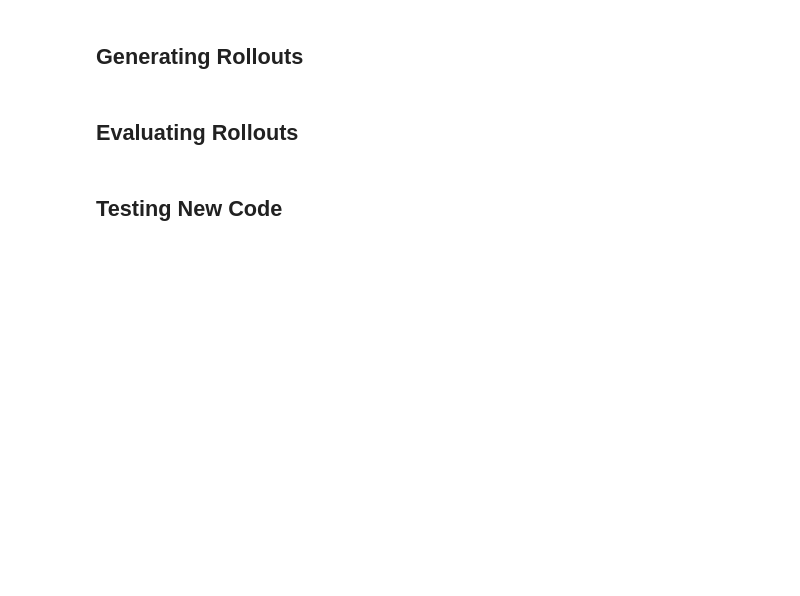
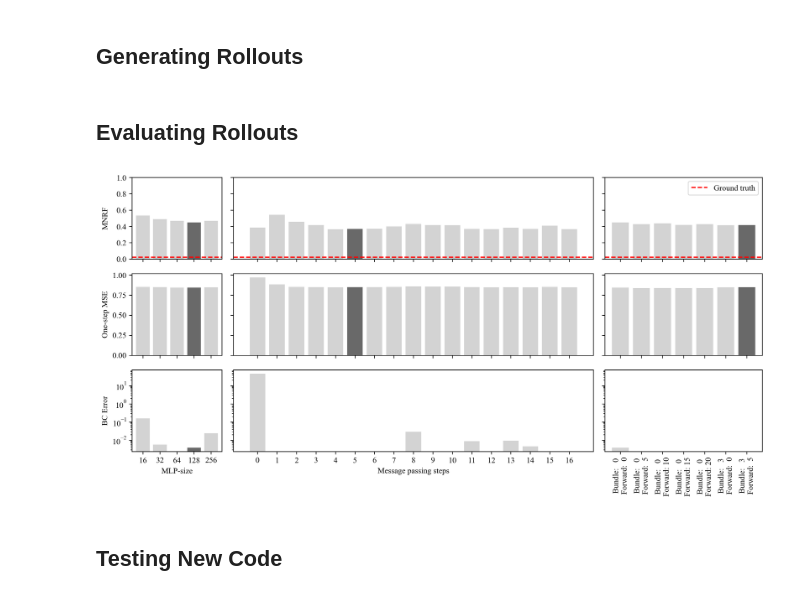
Before and after one commit to MaxGeraedts/DEM-GNN, a Jupyter notebook: Main.ipynb, the cells around one changed output. Cells and saved outputs as stored; diff of their text form; code cells hidden in the pictures; blank space fills up the shorter version.

Commit message:
Big msgpassing plotting

```diff
--- a/Main.ipynb
+++ b/Main.ipynb
@@ -22,5 +22,5 @@ print(torch.cuda.is_available())
 np.set_printoptions(linewidth=200)
 torch.set_printoptions(linewidth=200)
 
-plt.rcParams['figure.dpi'] = 600
+plt.rcParams['figure.dpi'] = 300
 plt.rcParams['font.family'] = 'Times New Roman'
@@ -93,8 +109,8 @@ from ML_functions import LearnedSimulator, NormalizeData, GetModel, Rescale, Nor
 from Encoding import SaveRolloutAsJSON
 from Evaluation import ParticlesOutsideBoundary
 
-dataset_name="2Sphere"
-model_ident = "redo"
+dataset_name="N400_Mono"
+model_ident = "Allout_Push"
 
 model = GetModel(dataset_name,model_ident)[0]
 AggregatedArgs = MaskTestData(dataset_name,"test")
@@ -121,5 +135,8 @@ for bc in Simulation.BC_rollout:
 # %% [markdown]
 ## Evaluating Rollouts
+# %%
+from Plotting import PlotStressComparison
+fig,axs = PlotStressComparison(Simulation,dims=[2])
 # %%
 from Plotting import PlotGraphComparison
 save = False
@@ -132,13 +149,13 @@ for t in [-1]:
 from Evaluation import AggregatedRollouts,NormalizedResultantForce
 from ML_functions import GetModel, MaskTestData
 
-dataset_name="2Sphere "
-model_ident = "redo"
+dataset_name="N400_Mono"
+model_ident = "Allout"
 
 model = GetModel(dataset_name,model_ident)[0]
 AggregatedArgs = MaskTestData(dataset_name,"test")
 
-datalist_ML, datalist_GT,bc_agr = AggregatedRollouts(model,AggregatedArgs,test_dataset_name=dataset_name)
+datalist_ML, datalist_GT,bc_agr = AggregatedRollouts(model,AggregatedArgs,test_dataset_name=dataset_name,device='cpu')
 MNRF_pred = np.array([[np.mean(NormalizedResultantForce(data)) for data in datalist_sample] for datalist_sample in tqdm(datalist_ML,disable=False)])
 MNRF_groundtruth = np.array([[np.mean(NormalizedResultantForce(data)) for data in datalist_sample] for datalist_sample in tqdm(datalist_GT,disable=False)])
 # %%
@@ -185,45 +202,47 @@ def SplitDict(dictionary,substrings):
     return sub_dict
 
 mm=1/25.4
-fig, axs = plt.subplots(3,3,figsize=(300*mm,150*mm),sharex='col',sharey='row',gridspec_kw={'width_ratios': [4, 7,7]})
+fig, axs = plt.subplots(3,3,figsize=(300*mm,150*mm),sharex='col',sharey='row',gridspec_kw={'width_ratios': [4, 16,7]})
 
 emb_dict = OpenMetricJSON(save_name='Embedding_Push')
 PlotExperiment(emb_dict,labels=['16','32','64', '128','256'],column=0,highlight_idx=3)
 
-msg_dict = OpenMetricJSON(save_name='N400msg_Push')
-PlotExperiment(msg_dict,labels=['0','1','2', '3','4','5','6','7'],column=1,highlight_idx=5)
+msg_dict = OpenMetricJSON(save_name='N400msg_Push_big')
+PlotExperiment(msg_dict,labels=[str(i) for i in range(17)],column=1,highlight_idx=5)
 
 error_dict = OpenMetricJSON(save_name='Error_Push')
 substrings = ['bundle','Allout']
 
 
 forward_dict = SplitDict(error_dict,substrings= ['Groundtruth','Emb128','forward5','forward10','forward15','forward20'])
 bundle_dict = SplitDict(error_dict,substrings= ['bundle','Allout'])
 
 plot_dict = forward_dict | bundle_dict
 bundle = [0,0,0,0,0,3,3]
 forward = [0,5,10,15,20,0,5]
 labels = [f"Bundle: {b:>3}\nForward: {f:>2}" for b,f in zip(bundle,forward)]
 PlotExperiment(plot_dict,labels,column=2,highlight_idx=-1)
 
 axs[0,0].set_ylabel('MNRF')
 axs[1,0].set_ylabel('One-step MSE')
 axs[-1,0].set_ylabel("BC Error")
 
 axs[-1,0].set_xlabel('MLP-size')
 axs[-1,1].set_xlabel('Message passing steps')
 
 axs[0,0].set_ylim([0,1])
 axs[0,-1].set_ylim([0,1])
 axs[-1,0].set_yscale("log")
 
 axs[-1,-1].tick_params(axis='x',labelrotation=90)
 
 fig.tight_layout()
 fig.align_ylabels()
 axs[0,-1].legend()
 
 plt.show()
+# %% [output]
+[figure, added]
 # %%
 from Plotting import PlotFnormDistribution
 Fnorm_GT = MNRF_groundtruth.T
```
Also changed, not shown: parts of 12 cells of this notebook, 2 other files.
